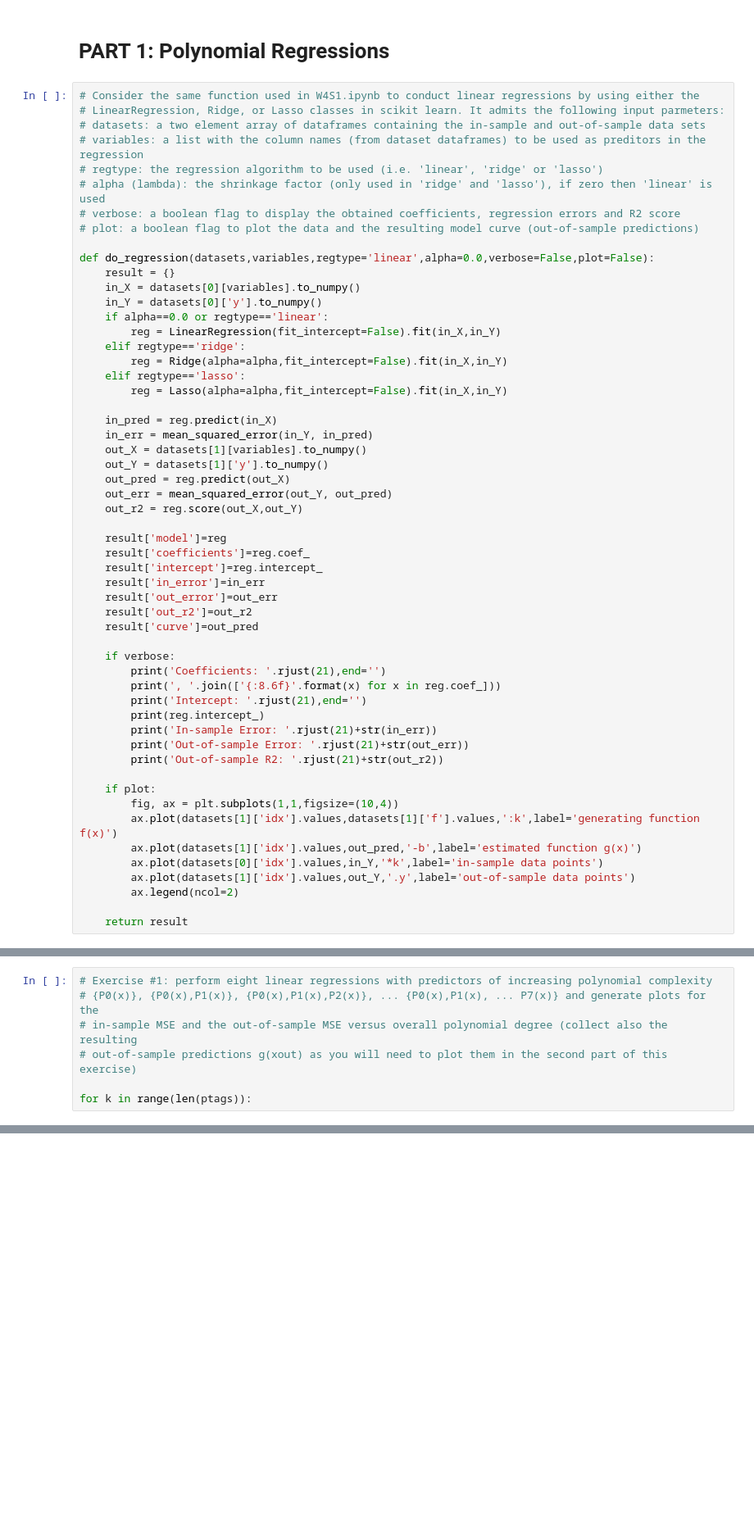
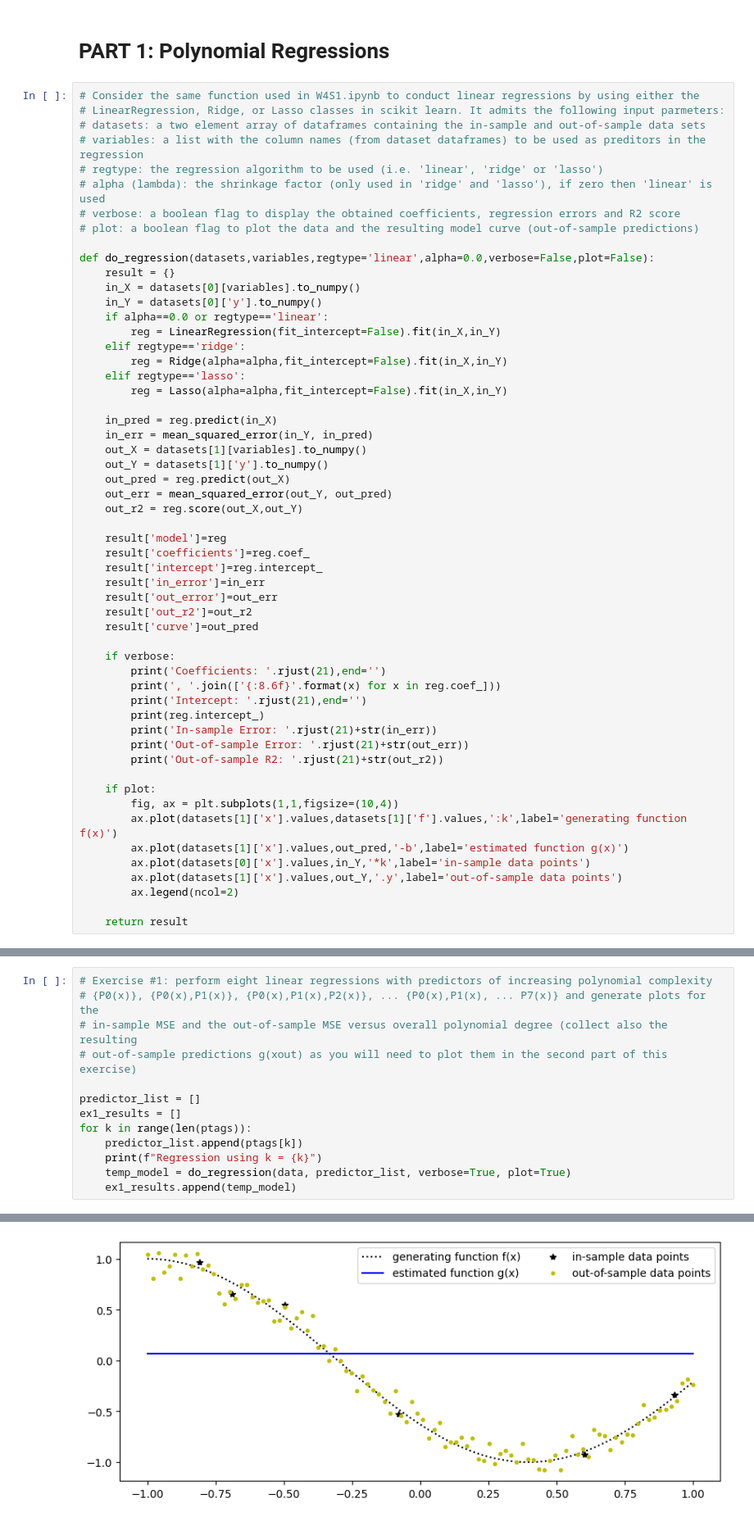
Before and after one commit to dannylam2502/CMPE257, a Jupyter notebook: W6S1.ipynb, the cells around one changed output, grey strips where cells are left out. Shown at 82% size. Cells and saved outputs as stored; diff of their text form; blank space fills up the shorter version.

```diff
--- a/W6S1.ipynb
+++ b/W6S1.ipynb
@@ -150,10 +150,10 @@ def do_regression(datasets,variables,regtype='linear',alpha=0.0,verbose=False,pl
 
     if plot:
         fig, ax = plt.subplots(1,1,figsize=(10,4))
-        ax.plot(datasets[1]['idx'].values,datasets[1]['f'].values,':k',label='generating function f(x)')
-        ax.plot(datasets[1]['idx'].values,out_pred,'-b',label='estimated function g(x)')
-        ax.plot(datasets[0]['idx'].values,in_Y,'*k',label='in-sample data points')
-        ax.plot(datasets[1]['idx'].values,out_Y,'.y',label='out-of-sample data points')
+        ax.plot(datasets[1]['x'].values,datasets[1]['f'].values,':k',label='generating function f(x)')
+        ax.plot(datasets[1]['x'].values,out_pred,'-b',label='estimated function g(x)')
+        ax.plot(datasets[0]['x'].values,in_Y,'*k',label='in-sample data points')
+        ax.plot(datasets[1]['x'].values,out_Y,'.y',label='out-of-sample data points')
         ax.legend(ncol=2)
 
     return result
@@ -187,4 +187,11 @@ TypeError: unhashable type: 'list'
 # in-sample MSE and the out-of-sample MSE versus overall polynomial degree (collect also the resulting
 # out-of-sample predictions g(xout) as you will need to plot them in the second part of this exercise)
 
+predictor_list = []
+ex1_results = []
 for k in range(len(ptags)):
+    predictor_list.append(ptags[k])
+    print(f"Regression using k = {k}")
+    temp_model = do_regression(data, predictor_list, verbose=True, plot=True)
+    ex1_results.append(temp_model)
+# %% [output]
@@ -190,0 +215 @@ for k in range(len(ptags)):
+[figure, added]
```
Also changed, not shown: parts of 10 cells of this notebook.
